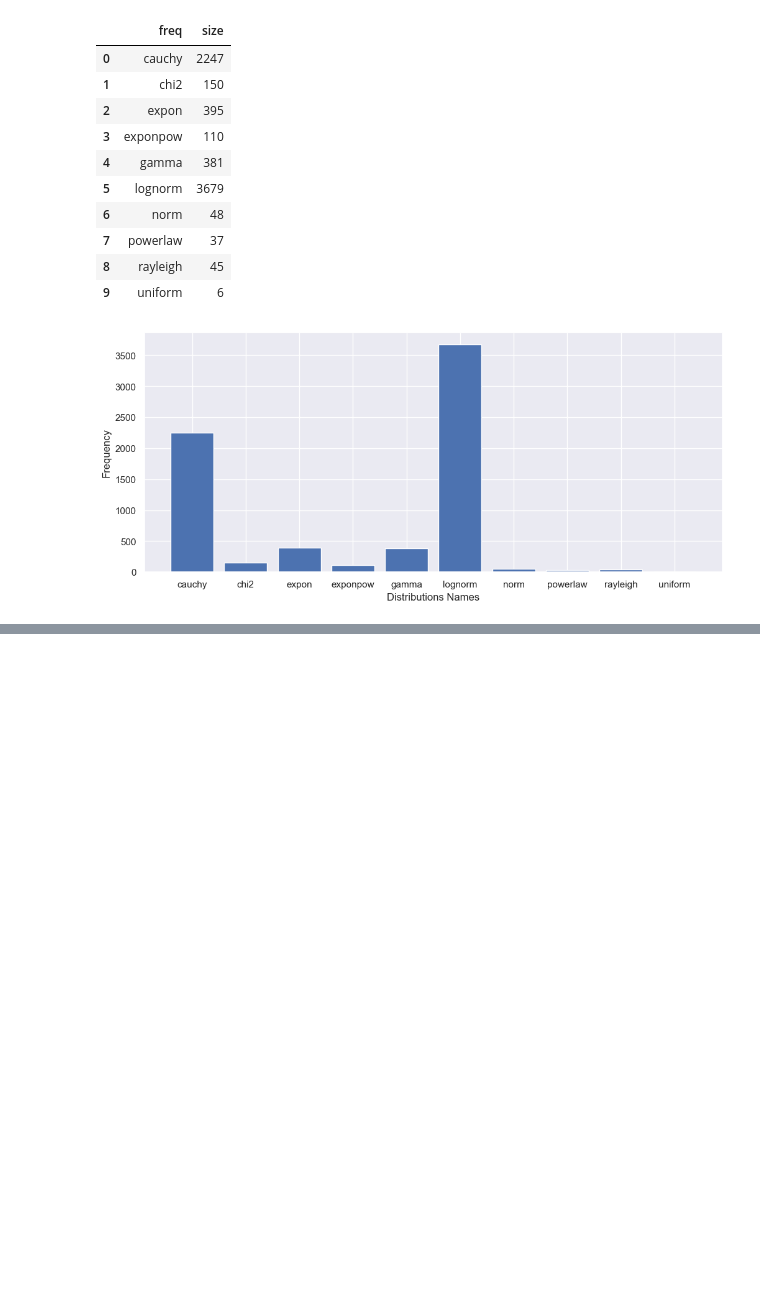
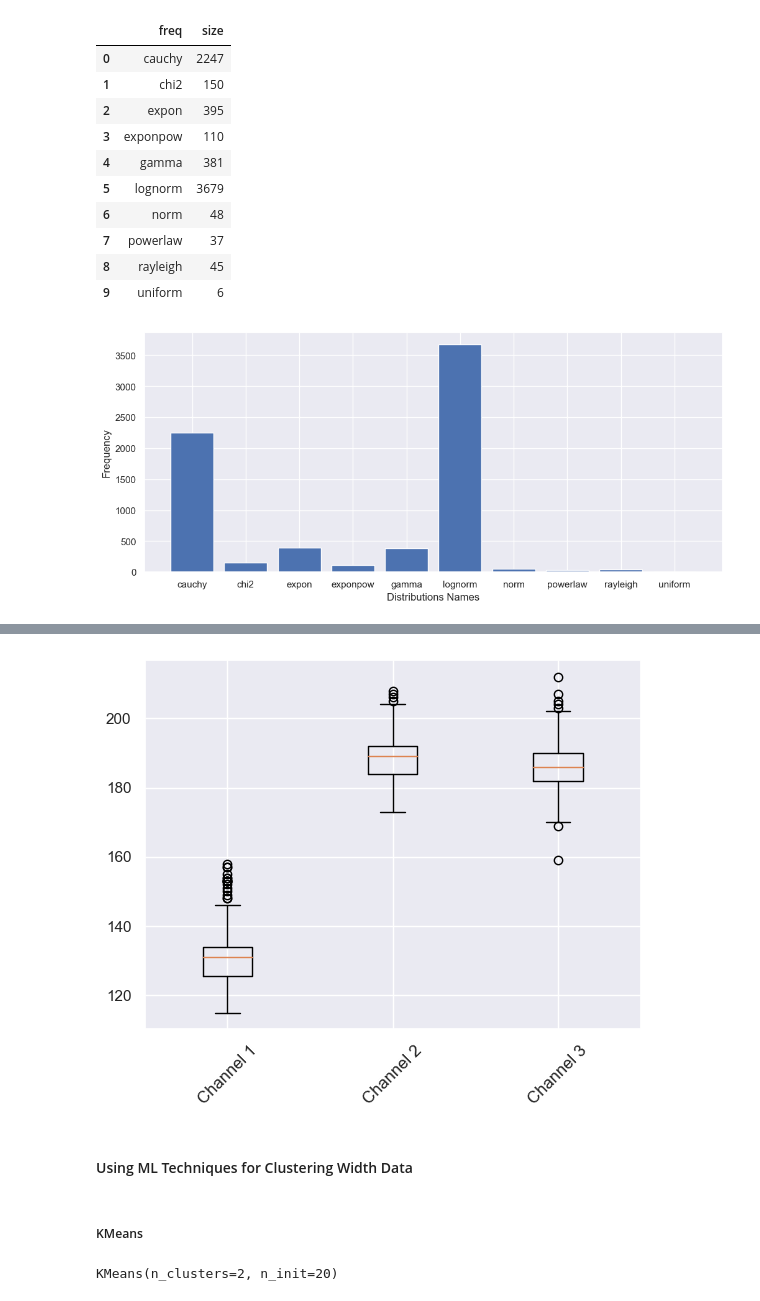
Before and after one commit to smhassanerfani/si2022, a Jupyter notebook: tauraat/tauraat_width_analysis.ipynb, the cells around one changed output, grey strips where cells are left out. Cells and saved outputs as stored; diff of their text form; code cells hidden in the pictures; blank space fills up the shorter version.

Commit message:
Added channel width analysis

```diff
--- a/tauraat/tauraat_width_analysis.ipynb
+++ b/tauraat/tauraat_width_analysis.ipynb
@@ -110,0 +214,5 @@ plt.show()
+# %%
+site_no='11447903'
+site = site_extraction(site_no)
+# stat_plot(site, site_no, 'chan_width', save_png=True)
+# plot_site_records(site, site_no, 'chan_width', save_png=True)
@@ -110,0 +221,2 @@ plt.show()
+# %%
+site['channel_name'] = np.nan
@@ -110,0 +249,22 @@ plt.show()
+# %%
+# `chan`, `geo`, `gss001-009`
+for index, row in site.iterrows():
+    if '009' in row['chan_name'].lower():
+        site.loc[index, 'channel_name'] = 'Channel 3'
+# %%
+wdth_dict = dict()
+for name, group in site.groupby('channel_name'):
+    wdth_dict[name] = group['chan_width'].to_numpy()
+# %%
+data = [val for val in wdth_dict.values()]
+
+fig, ax = plt.subplots()
+ax.boxplot(data)
+
+ax.set_xticklabels([key for key in wdth_dict.keys()])
+ax.tick_params(axis='x', labelrotation=45, labelsize=12)
+
+ax.grid(True)
+plt.show()
+# %% [output]
+[figure, added]
@@ -110,0 +282,2 @@ plt.show()
+# %% [markdown]
+#### Using ML Techniques for Clustering Width Data
@@ -110,0 +286,7 @@ plt.show()
+# %% [markdown]
+##### KMeans
+# %%
+k_means = KMeans(init="k-means++", n_clusters=2, n_init=20)
+k_means.fit(site['chan_width'].to_numpy().reshape(-1, 1))
+# %% [output]
+KMeans(n_clusters=2, n_init=20)
```
Also changed, not shown: parts of 18 cells of this notebook.
